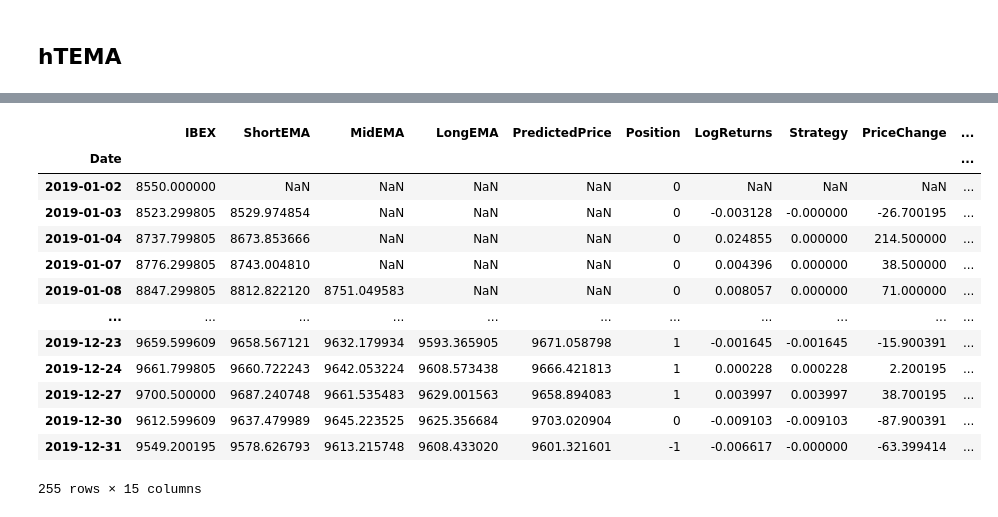
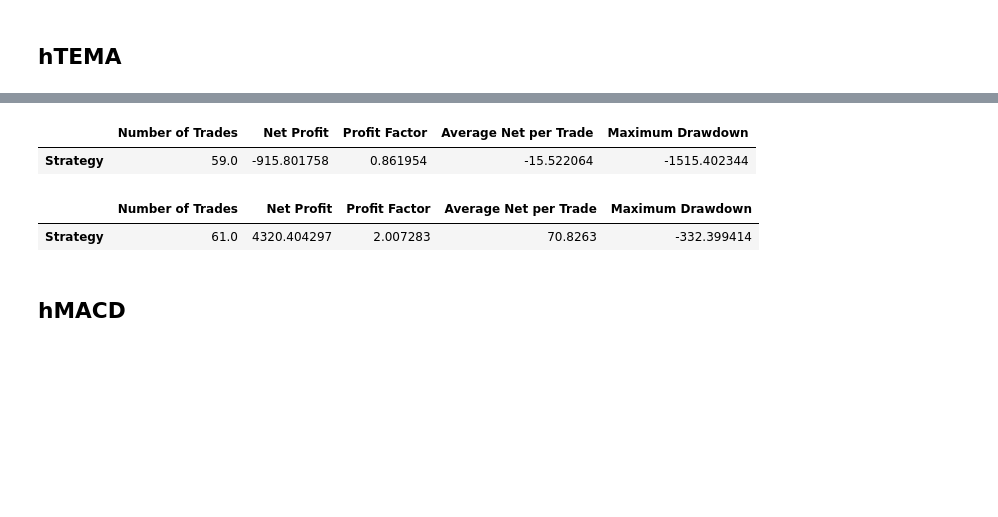
Before and after one commit to hamidreza-rhz/Technical-Analysis-ML-Strategy-Optimization, a Jupyter notebook: main.ipynb, the cells around one changed output, grey strips where cells are left out. Saved outputs shown, nothing was run; the diff lists cells and outputs as text; code cells hidden in the pictures; blank space fills up the shorter version.

Commit message:
adding hmacd and compare h strategy with strategy

```diff
--- a/main.ipynb
+++ b/main.ipynb
@@ -18,8 +18,8 @@ import heapq
 ## **Data**
 # %%
 # Read the CSV file into a DataFrame
-file_address = 'data/ibex.csv'
-# file_address = 'data/dji.csv'
+# file_address = 'data/ibex.csv'
+file_address = 'data/dji.csv'
 # file_address = 'data/gdaxi.csv'
 
 index_name = file_address.split('/')[-1].split('.')[0].upper()
@@ -296,14 +296,14 @@ def optimize_macd_parameters(df, symbol, short_range, long_range, signal_range):
     return best_combinations, best_c_strategy
 # %%
 # Define the parameter ranges
-# short_range = range(2, 10)
-# long_range = range(5, 35)
-# signal_range = range(5, 20)
+short_range = range(2, 10)
+long_range = range(5, 35)
+signal_range = range(5, 20)
 
 # test
-short_range = range(2, 5)
-long_range = range(5, 7)
-signal_range = range(5, 10)
+# short_range = range(2, 5)
+# long_range = range(5, 7)
+# signal_range = range(5, 10)
 
 # Run the optimization
 best_combinations, best_c_strategy = optimize_macd_parameters(train_data, index_name, short_range, long_range, signal_range)
@@ -324,0 +325,14 @@ Best CStrategy: [2.0826343248835086, 2.07414619396561, 1.8325203448908154, 1.547
+# %%
+for i, combination in enumerate(best_combinations):
+    short_period, mid_period, long_period = combination
+
+    # Run the strategy with the current combination
+    strategy_result = macd_strategy(test_data, index_name, short_period, mid_period, long_period)
+
+    # Calculate the profit factor
+    pf_factor = calculate_profit_factor(strategy_result['Strategy'])
+
+    # Print the result
+    print(f"Combination {i+1}: {combination}")
+    print("Profit Factor:", pf_factor)
+    print()
@@ -578,10 +576,15 @@ def htema_strategy(df, symbol, short_period, mid_period, long_period, y_pred):
     temp['ShortEMA'] = ema(df, short_period)
     temp['MidEMA'] = ema(df, mid_period)
     temp['LongEMA'] = ema(df, long_period)
-    temp['PredictedPrice'] = y_pred['Predicted'].values
+    temp['PredictionPrice'] = y_pred['Predicted'].values
+    temp['PredictionPosition'] = np.where((temp['PredictionPrice'] < temp[symbol].shift(-1)), 1,
+                                          np.where(temp['PredictionPrice'] > temp[symbol].shift(-1), -1, 0))
 
-    temp['Position'] = np.where((temp['ShortEMA'] > temp['MidEMA']) & (temp['ShortEMA'] > temp['LongEMA']), 1,
+    temp['StrategyPosition'] = np.where((temp['ShortEMA'] > temp['MidEMA']) & (temp['ShortEMA'] > temp['LongEMA']), 1,
                                 np.where((temp['ShortEMA'] < temp['MidEMA']) & (temp['ShortEMA'] < temp['LongEMA']), -1, 0))
+
+    temp['Position'] = np.where((temp['StrategyPosition'] == 1) | (temp['PredictionPosition'] == 1), 1,
+                            np.where((temp['StrategyPosition'] == -1) & (temp['PredictionPosition'] == -1), -1, 0))
 
     # Calculate log returns and strategy based on log returns
     temp['LogReturns'] = np.log(temp[symbol]) - np.log(temp[symbol].shift(1))
@@ -602,17 +623,12 @@ def htema_strategy(df, symbol, short_period, mid_period, long_period, y_pred):
+# %%
+calculate_metrics(tema_strategy(test_data, index_name, best_tema_params[0], best_tema_params[1], best_tema_params[2]))
+# %% [output]
+|  | Number of Trades | Net Profit | Profit Factor | Average Net per Trade | Maximum Drawdown |
+| Strategy | 59.0 | -915.801758 | 0.861954 | -15.522064 | -1515.402344 |
 # %%
-htema_strategy(test_data, index_name, best_tema_params[0], best_tema_params[1], best_tema_params[2], y_pred_lr)
+calculate_metrics(htema_strategy(test_data, index_name, best_tema_params[0], best_tema_params[1], best_tema_params[2], y_pred_lr))
 # %% [output]
-|  | IBEX | ShortEMA | MidEMA | LongEMA | PredictedPrice | Position | LogReturns | Strategy | PriceChange | ... |
-| Date |  |  |  |  |  |  |  |  |  | ... |
-| 2019-01-02 | 8550.000000 | NaN | NaN | NaN | NaN | 0 | NaN | NaN | NaN | ... |
-| 2019-01-03 | 8523.299805 | 8529.974854 | NaN | NaN | NaN | 0 | -0.003128 | -0.000000 | -26.700195 | ... |
-| 2019-01-04 | 8737.799805 | 8673.853666 | NaN | NaN | NaN | 0 | 0.024855 | 0.000000 | 214.500000 | ... |
-| 2019-01-07 | 8776.299805 | 8743.004810 | NaN | NaN | NaN | 0 | 0.004396 | 0.000000 | 38.500000 | ... |
-| 2019-01-08 | 8847.299805 | 8812.822120 | 8751.049583 | NaN | NaN | 0 | 0.008057 | 0.000000 | 71.000000 | ... |
-| ... | ... | ... | ... | ... | ... | ... | ... | ... | ... | ... |
-| 2019-12-23 | 9659.599609 | 9658.567121 | 9632.179934 | 9593.365905 | 9671.058798 | 1 | -0.001645 | -0.001645 | -15.900391 | ... |
-| 2019-12-24 | 9661.799805 | 9660.722243 | 9642.053224 | 9608.573438 | 9666.421813 | 1 | 0.000228 | 0.000228 | 2.200195 | ... |
-| 2019-12-27 | 9700.500000 | 9687.240748 | 9661.535483 | 9629.001563 | 9658.894083 | 1 | 0.003997 | 0.003997 | 38.700195 | ... |
-| 2019-12-30 | 9612.599609 | 9637.479989 | 9645.223525 | 9625.356684 | 9703.020904 | 0 | -0.009103 | -0.009103 | -87.900391 | ... |
-| 2019-12-31 | 9549.200195 | 9578.626793 | 9613.215748 | 9608.433020 | 9601.321601 | -1 | -0.006617 | -0.000000 | -63.399414 | ... |
+|  | Number of Trades | Net Profit | Profit Factor | Average Net per Trade | Maximum Drawdown |
+| Strategy | 61.0 | 4320.404297 | 2.007283 | 70.8263 | -332.399414 |
-255 rows × 15 columns
+# %% [markdown]
+## **hMACD**
```
Also changed, not shown: parts of 19 cells of this notebook.
